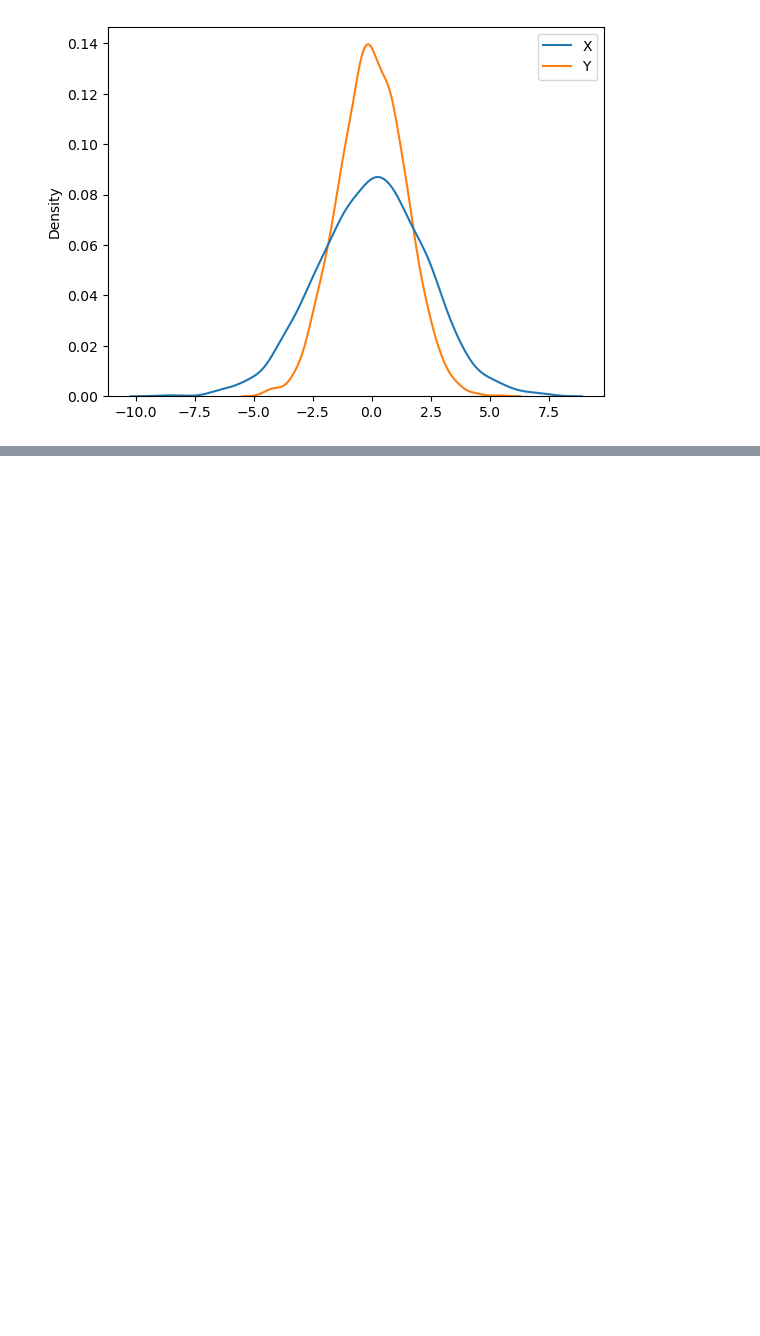
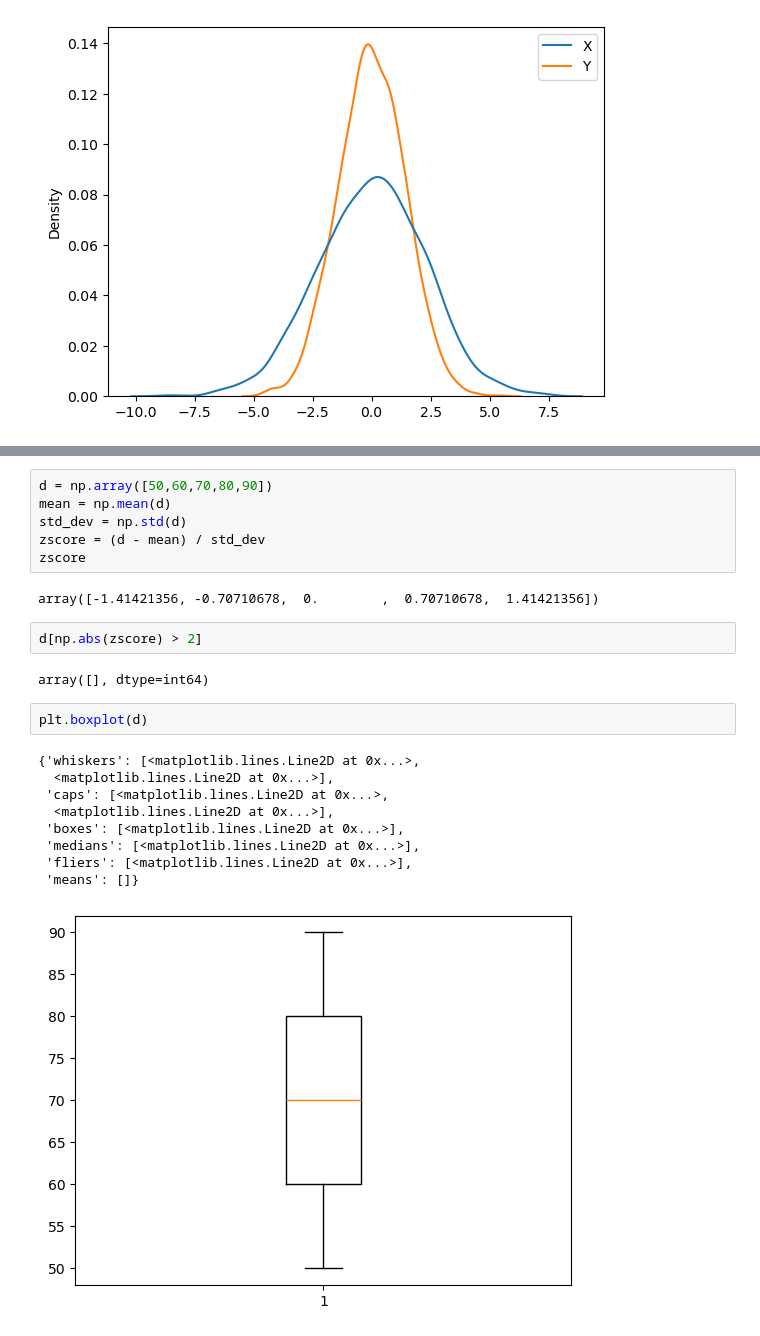
Before and after one commit to Palanikarthikeyan/DE_MLOPs-, a Jupyter notebook: DAY2/Oct-DE-DAY2.ipynb, the cells around one changed output, grey strips where cells are left out. Drawn from its saved outputs; the diff is of its cells as text; blank space fills up the shorter version.

```diff
--- a/DAY2/Oct-DE-DAY2.ipynb
+++ b/DAY2/Oct-DE-DAY2.ipynb
@@ -386,0 +398,24 @@ sns.kdeplot(df)
+# %%
+d = np.array([50,60,70,80,90])
+mean = np.mean(d)
+std_dev = np.std(d)
+zscore = (d - mean) / std_dev
+zscore
+# %% [output]
+array([-1.41421356, -0.70710678,  0.        ,  0.70710678,  1.41421356])
+# %%
+d[np.abs(zscore) > 2]
+# %% [output]
+array([], dtype=int64)
+# %%
+plt.boxplot(d)
+# %% [output]
+{'whiskers': [<matplotlib.lines.Line2D at 0x...>,
+  <matplotlib.lines.Line2D at 0x...>],
+ 'caps': [<matplotlib.lines.Line2D at 0x...>,
+  <matplotlib.lines.Line2D at 0x...>],
+ 'boxes': [<matplotlib.lines.Line2D at 0x...>],
+ 'medians': [<matplotlib.lines.Line2D at 0x...>],
+ 'fliers': [<matplotlib.lines.Line2D at 0x...>],
+ 'means': []}
+[figure, added]
```
Also changed, not shown: parts of 11 cells of this notebook.
